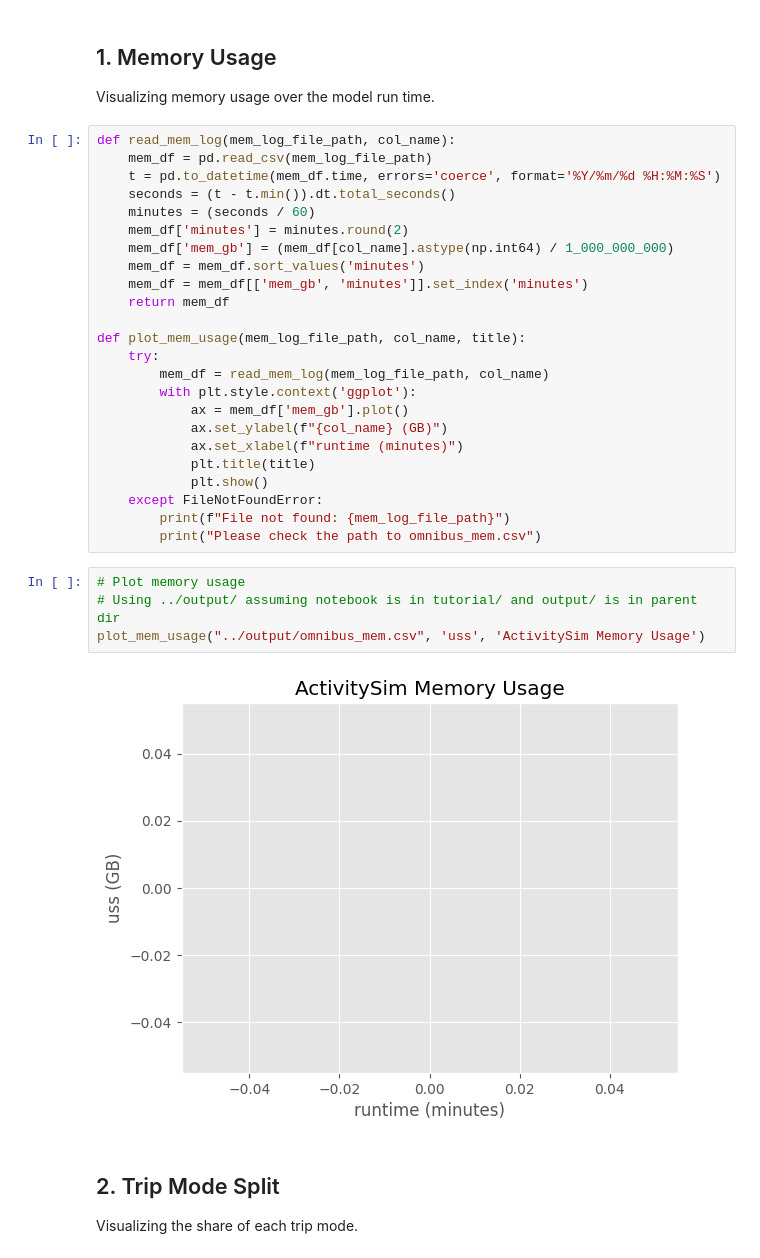
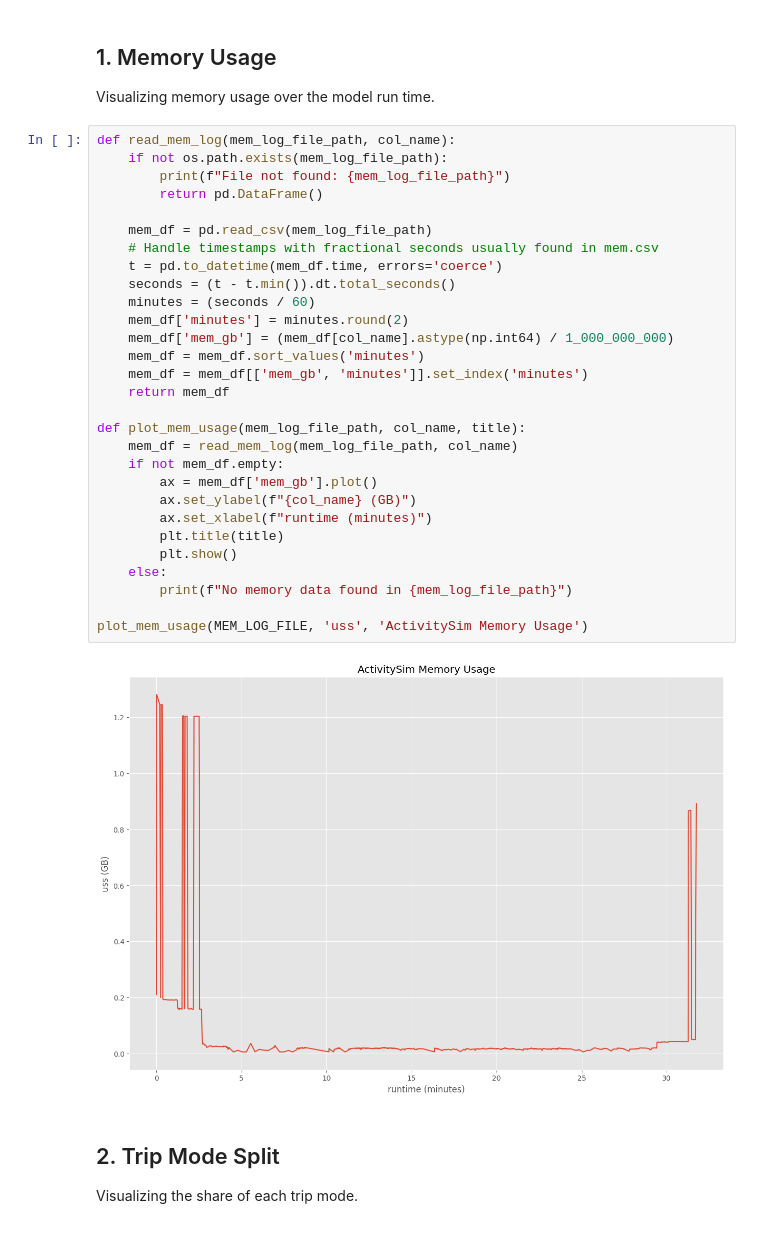
Before and after one commit to sunsunskibiz/sandag-abm3-example, a Jupyter notebook: tutorial/visualize_output.ipynb, the cells around one changed output. Cells and saved outputs as stored; diff of their text form.

```diff
--- a/tutorial/visualize_output.ipynb
+++ b/tutorial/visualize_output.ipynb
@@ -12,34 +39,35 @@ import matplotlib.pyplot as plt
 Visualizing memory usage over the model run time.
 # %%
 def read_mem_log(mem_log_file_path, col_name):
+    if not os.path.exists(mem_log_file_path):
+        print(f"File not found: {mem_log_file_path}")
+        return pd.DataFrame()
+
     mem_df = pd.read_csv(mem_log_file_path)
-    t = pd.to_datetime(mem_df.time, errors='coerce', format='%Y/%m/%d %H:%M:%S')
+    # Handle timestamps with fractional seconds usually found in mem.csv
+    t = pd.to_datetime(mem_df.time, errors='coerce')
     seconds = (t - t.min()).dt.total_seconds()
     minutes = (seconds / 60)
     mem_df['minutes'] = minutes.round(2)
     mem_df['mem_gb'] = (mem_df[col_name].astype(np.int64) / 1_000_000_000)
     mem_df = mem_df.sort_values('minutes')
     mem_df = mem_df[['mem_gb', 'minutes']].set_index('minutes')
     return mem_df
 
 def plot_mem_usage(mem_log_file_path, col_name, title):
-    try:
-        mem_df = read_mem_log(mem_log_file_path, col_name)
-        with plt.style.context('ggplot'):
-            ax = mem_df['mem_gb'].plot()
-            ax.set_ylabel(f"{col_name} (GB)")
-            ax.set_xlabel(f"runtime (minutes)")
-            plt.title(title)
-            plt.show()
-    except FileNotFoundError:
-        print(f"File not found: {mem_log_file_path}")
-        print("Please check the path to omnibus_mem.csv")
+    mem_df = read_mem_log(mem_log_file_path, col_name)
+    if not mem_df.empty:
+        ax = mem_df['mem_gb'].plot()
+        ax.set_ylabel(f"{col_name} (GB)")
+        ax.set_xlabel(f"runtime (minutes)")
+        plt.title(title)
+        plt.show()
+    else:
+        print(f"No memory data found in {mem_log_file_path}")
+
+plot_mem_usage(MEM_LOG_FILE, 'uss', 'ActivitySim Memory Usage')
+# %% [output]
+[figure, added]
-# %%
-# Plot memory usage
-# Using ../output/ assuming notebook is in tutorial/ and output/ is in parent dir
-plot_mem_usage("../output/omnibus_mem.csv", 'uss', 'ActivitySim Memory Usage')
-# %% [output]
-[figure, removed]
 # %% [markdown]
 ## 2. Trip Mode Split
 Visualizing the share of each trip mode.
```
Also changed, not shown: parts of 17 cells of this notebook.
